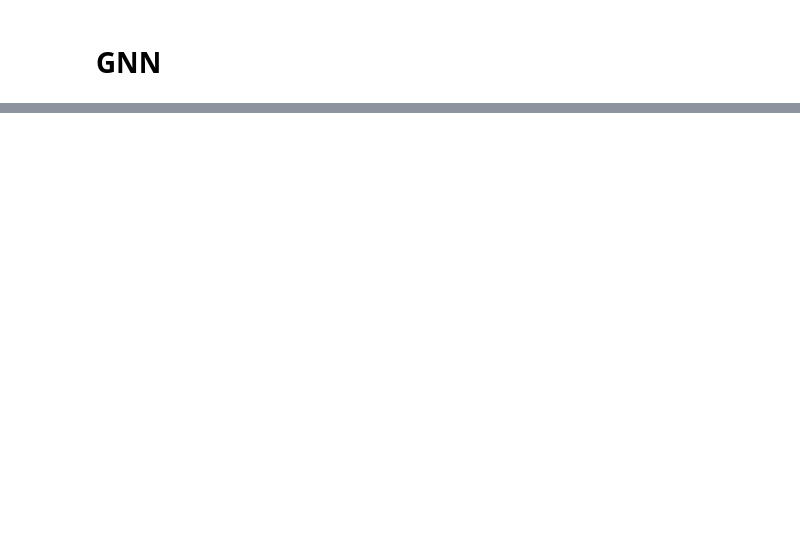
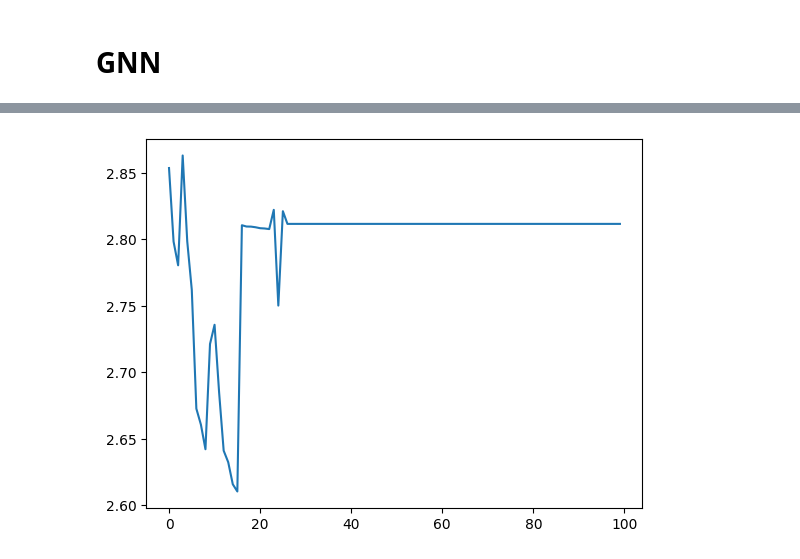
Before and after one commit to ashmitchamoli/Distracted-Driving-Detection, a Jupyter notebook: simple_gnn.ipynb, the cells around one changed output, grey strips where cells are left out. Saved outputs shown, nothing was run; the diff lists cells and outputs as text; code cells hidden in the pictures; blank space fills up the shorter version.

```diff
--- a/simple_gnn.ipynb
+++ b/simple_gnn.ipynb
@@ -65,0 +71,3 @@ sceneGraphData.shape
+# %%
+drivingDataset = DrivingDataset.DrivingDataset('test_video')
+i = np.random.randint(0, len(drivingDataset))
@@ -218,0 +152,13 @@ class DdPrediction(torch.nn.Module):
+# %%
+import lib.models.CombinerModel as CombinerModel
+importlib.reload(CombinerModel)
+
+model = CombinerModel.CombinerModel(dataset.iloc[0, 0].num_features,
+                                    sceneGraphEmbeddingSize=8,
+                                    imgEmbeddingSize=drivingDataset.imageEmbeddingSize,
+                                    reducedImgEmbeddingSize=64,
+                                    encoderHiddenLayers=[64, 32],
+                                    numClasses=drivingDataset.numClasses,
+                                    n_peripheralInputs=1,
+                                    feedForwardHiddenLayers=[64, 32])
+print(model)
@@ -218,0 +183,2 @@ class DdPrediction(torch.nn.Module):
+# %%
+model.train(drivingDataset, lr=0.001, epochs=100)
@@ -218,0 +199,5 @@ class DdPrediction(torch.nn.Module):
+# %%
+plt.plot(model.trainLoss)
+plt.show()
+# %% [output]
+[figure, added]
```
Also changed, not shown: parts of 12 cells of this notebook, 4 other files.
